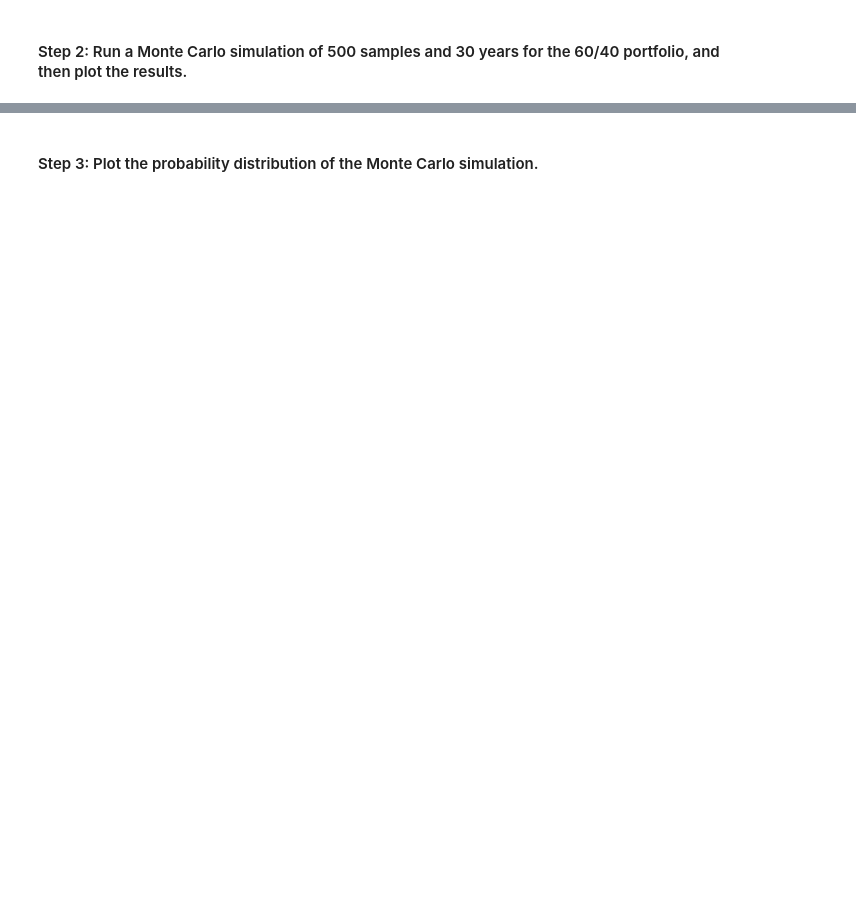
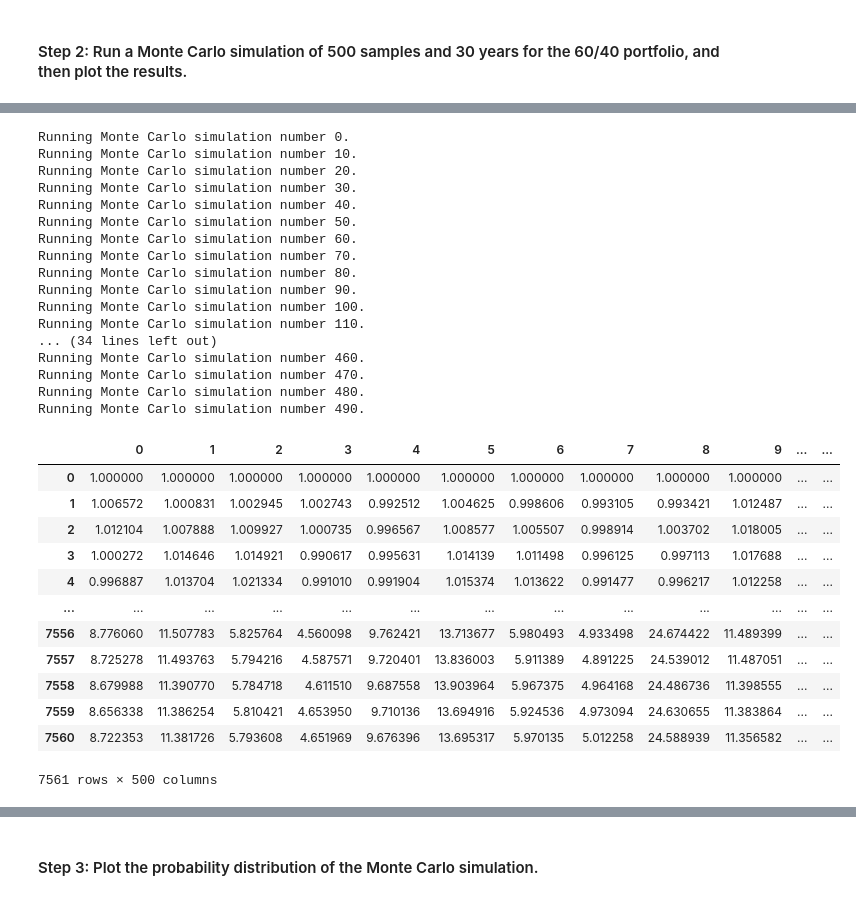
Before and after one commit to n8patterson/fin_plan_sim, a Jupyter notebook: financial_planning_tools.ipynb, the cells around one changed output, grey strips where cells are left out. Cells and saved outputs as stored; diff of their text form; code cells hidden in the pictures; blank space fills up the shorter version.

```diff
--- a/financial_planning_tools.ipynb
+++ b/financial_planning_tools.ipynb
@@ -439,6 +508,37 @@ In this section, you’ll use the MCForecastTools library to create a Monte Carl
 # %%
 # Run the Monte Carlo simulation to forecast 30 years cumulative returns
-# YOUR CODE HERE
+MC_40_AGG_60_SPY.calc_cumulative_return()
+# %% [output]
+Running Monte Carlo simulation number 0.
+Running Monte Carlo simulation number 10.
+Running Monte Carlo simulation number 20.
+Running Monte Carlo simulation number 30.
+Running Monte Carlo simulation number 40.
+Running Monte Carlo simulation number 50.
+Running Monte Carlo simulation number 60.
+Running Monte Carlo simulation number 70.
+Running Monte Carlo simulation number 80.
+Running Monte Carlo simulation number 90.
+Running Monte Carlo simulation number 100.
+Running Monte Carlo simulation number 110.
+... (34 lines left out)
+Running Monte Carlo simulation number 460.
+Running Monte Carlo simulation number 470.
+Running Monte Carlo simulation number 480.
+Running Monte Carlo simulation number 490.
+|  | 0 | 1 | 2 | 3 | 4 | 5 | 6 | 7 | 8 | 9 | ... | ... |
+| 0 | 1.000000 | 1.000000 | 1.000000 | 1.000000 | 1.000000 | 1.000000 | 1.000000 | 1.000000 | 1.000000 | 1.000000 | ... | ... |
+| 1 | 1.006572 | 1.000831 | 1.002945 | 1.002743 | 0.992512 | 1.004625 | 0.998606 | 0.993105 | 0.993421 | 1.012487 | ... | ... |
+| 2 | 1.012104 | 1.007888 | 1.009927 | 1.000735 | 0.996567 | 1.008577 | 1.005507 | 0.998914 | 1.003702 | 1.018005 | ... | ... |
+| 3 | 1.000272 | 1.014646 | 1.014921 | 0.990617 | 0.995631 | 1.014139 | 1.011498 | 0.996125 | 0.997113 | 1.017688 | ... | ... |
+| 4 | 0.996887 | 1.013704 | 1.021334 | 0.991010 | 0.991904 | 1.015374 | 1.013622 | 0.991477 | 0.996217 | 1.012258 | ... | ... |
+| ... | ... | ... | ... | ... | ... | ... | ... | ... | ... | ... | ... | ... |
+| 7556 | 8.776060 | 11.507783 | 5.825764 | 4.560098 | 9.762421 | 13.713677 | 5.980493 | 4.933498 | 24.674422 | 11.489399 | ... | ... |
+| 7557 | 8.725278 | 11.493763 | 5.794216 | 4.587571 | 9.720401 | 13.836003 | 5.911389 | 4.891225 | 24.539012 | 11.487051 | ... | ... |
+| 7558 | 8.679988 | 11.390770 | 5.784718 | 4.611510 | 9.687558 | 13.903964 | 5.967375 | 4.964168 | 24.486736 | 11.398555 | ... | ... |
+| 7559 | 8.656338 | 11.386254 | 5.810421 | 4.653950 | 9.710136 | 13.694916 | 5.924536 | 4.973094 | 24.630655 | 11.383864 | ... | ... |
+| 7560 | 8.722353 | 11.381726 | 5.793608 | 4.651969 | 9.676396 | 13.695317 | 5.970135 | 5.012258 | 24.588939 | 11.356582 | ... | ... |
+7561 rows × 500 columns
 # %%
 # Visualize the 30-year Monte Carlo simulation by creating an
 # overlay line plot
```
Also changed, not shown: parts of 6 cells of this notebook.
